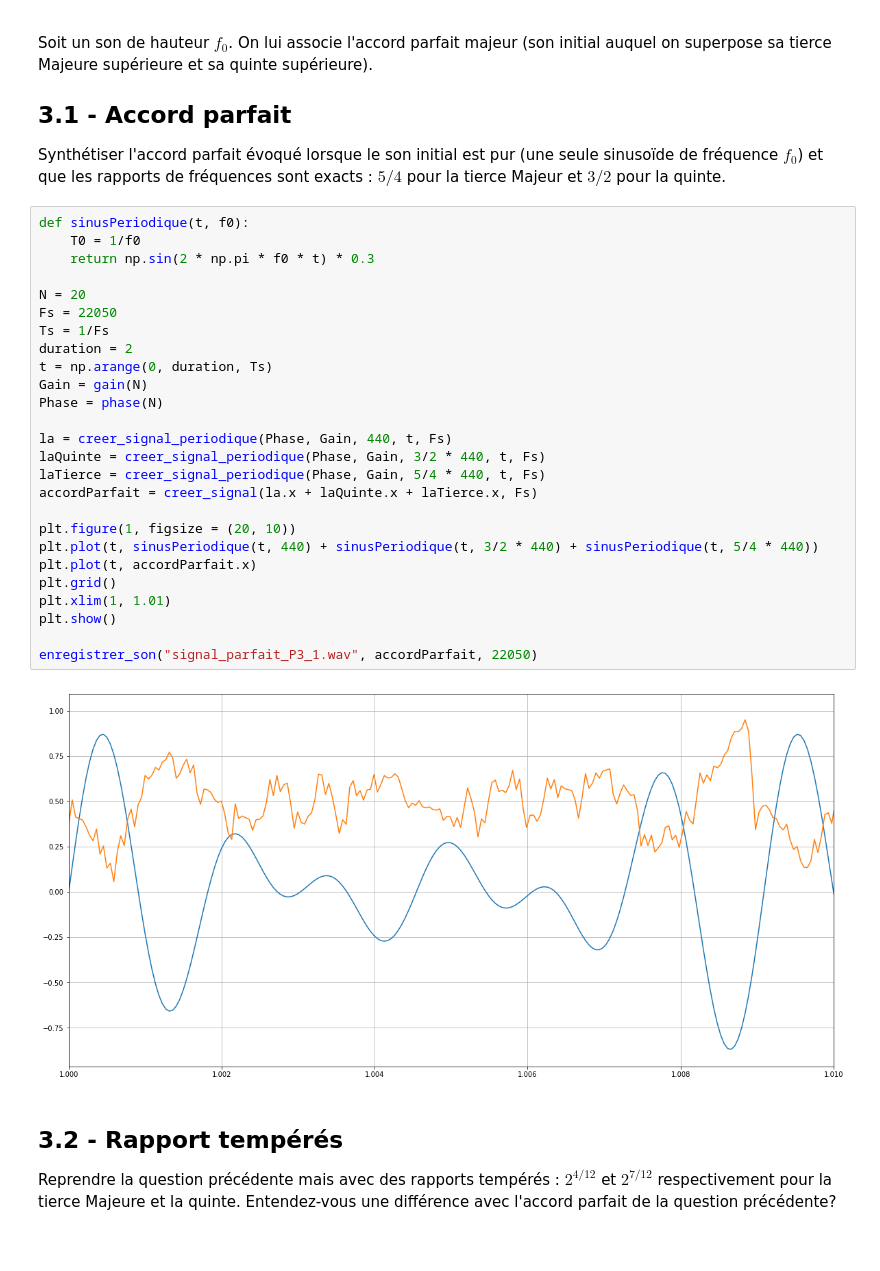
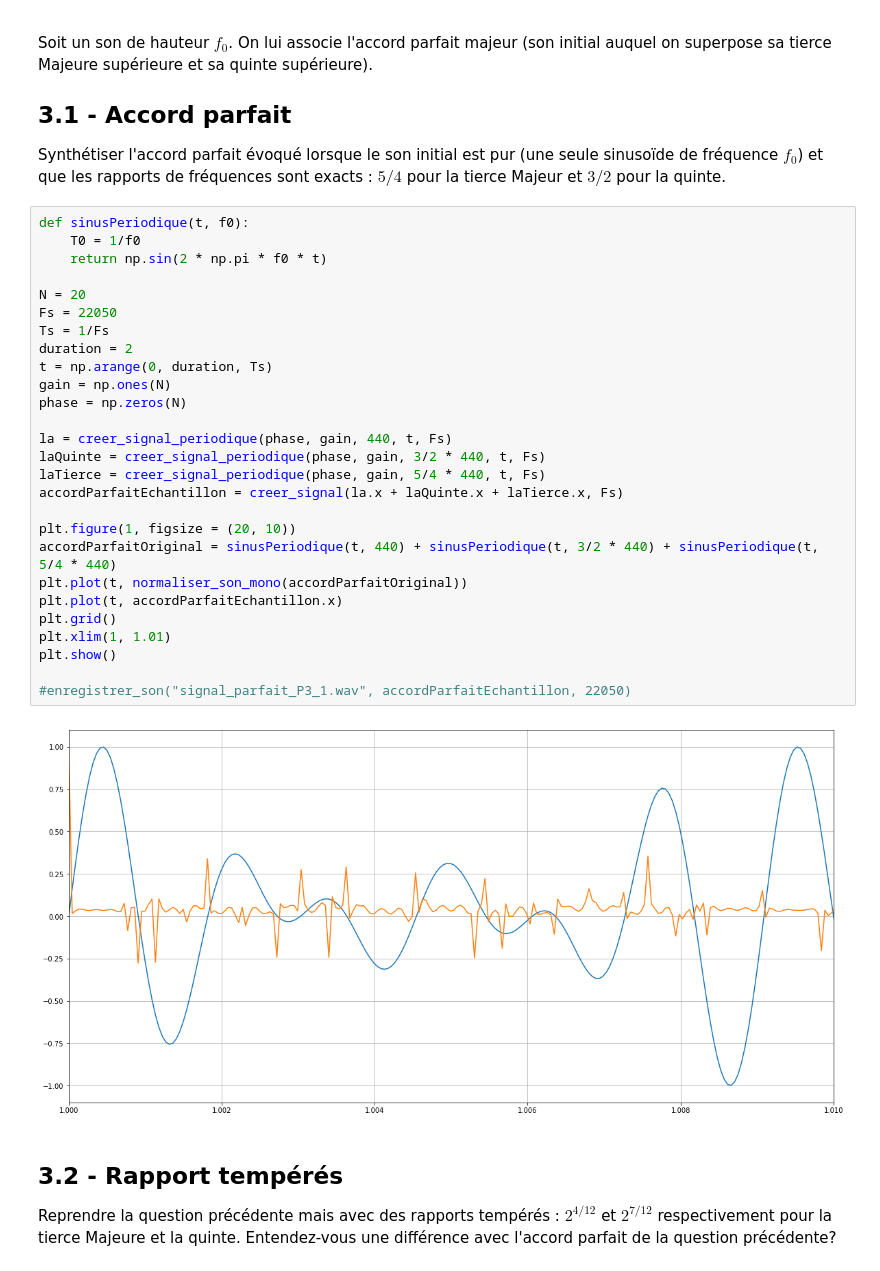
Before and after one commit to guillaume-haerinck/imac-tp-signal, a Jupyter notebook: tp-02-gain-phase/rendu-tp-02.ipynb, the cells around one changed output. Cells and saved outputs as stored; diff of their text form.

Commit message:
Utilisation bonne phase

```diff
--- a/tp-02-gain-phase/rendu-tp-02.ipynb
+++ b/tp-02-gain-phase/rendu-tp-02.ipynb
@@ -408,31 +408,32 @@ Synthétiser l'accord parfait évoqué lorsque le son initial est pur (une seule
 # %%
 def sinusPeriodique(t, f0):
     T0 = 1/f0
-    return np.sin(2 * np.pi * f0 * t) * 0.3
+    return np.sin(2 * np.pi * f0 * t)
 
 N = 20
 Fs = 22050
 Ts = 1/Fs
 duration = 2
 t = np.arange(0, duration, Ts)
-Gain = gain(N)
-Phase = phase(N)
+gain = np.ones(N)
+phase = np.zeros(N)
 
-la = creer_signal_periodique(Phase, Gain, 440, t, Fs)
-laQuinte = creer_signal_periodique(Phase, Gain, 3/2 * 440, t, Fs)
-laTierce = creer_signal_periodique(Phase, Gain, 5/4 * 440, t, Fs)
-accordParfait = creer_signal(la.x + laQuinte.x + laTierce.x, Fs)
+la = creer_signal_periodique(phase, gain, 440, t, Fs)
+laQuinte = creer_signal_periodique(phase, gain, 3/2 * 440, t, Fs)
+laTierce = creer_signal_periodique(phase, gain, 5/4 * 440, t, Fs)
+accordParfaitEchantillon = creer_signal(la.x + laQuinte.x + laTierce.x, Fs)
 
 plt.figure(1, figsize = (20, 10))
-plt.plot(t, sinusPeriodique(t, 440) + sinusPeriodique(t, 3/2 * 440) + sinusPeriodique(t, 5/4 * 440))
-plt.plot(t, accordParfait.x)
+accordParfaitOriginal = sinusPeriodique(t, 440) + sinusPeriodique(t, 3/2 * 440) + sinusPeriodique(t, 5/4 * 440)
+plt.plot(t, normaliser_son_mono(accordParfaitOriginal))
+plt.plot(t, accordParfaitEchantillon.x)
 plt.grid()
 plt.xlim(1, 1.01)
 plt.show()
 
-enregistrer_son("signal_parfait_P3_1.wav", accordParfait, 22050)
+#enregistrer_son("signal_parfait_P3_1.wav", accordParfaitEchantillon, 22050)
 # %% [output]
-[figure, old version]
+[figure, new version]
 # %% [markdown]
 ## 3.2 - Rapport tempérés
 
```
